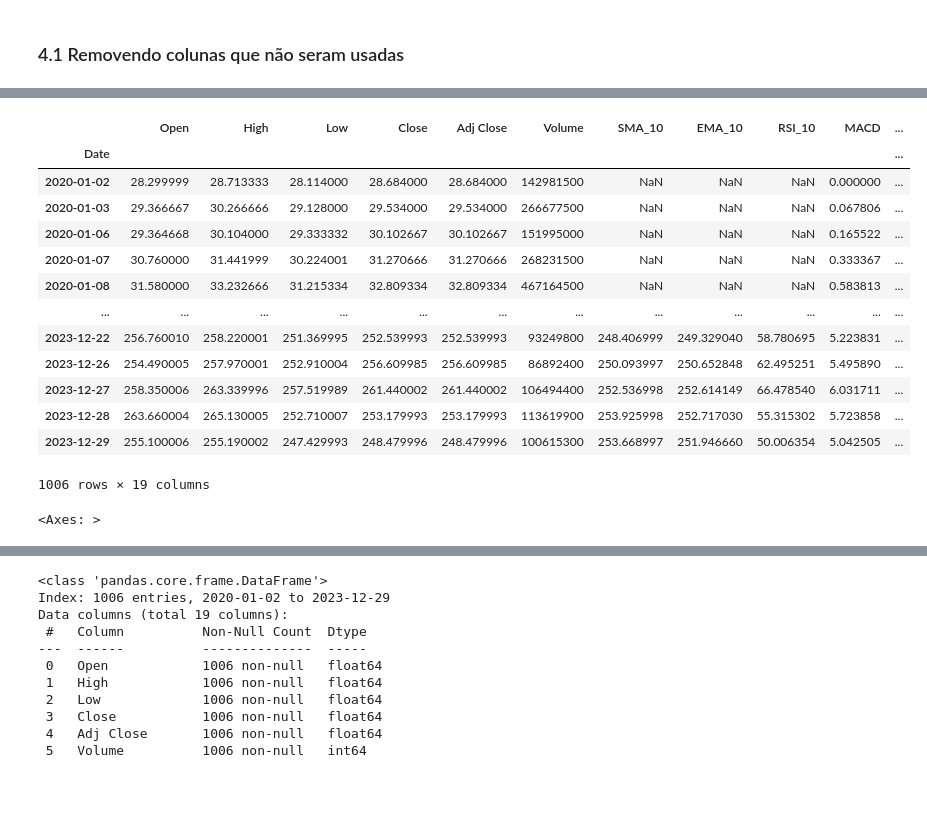
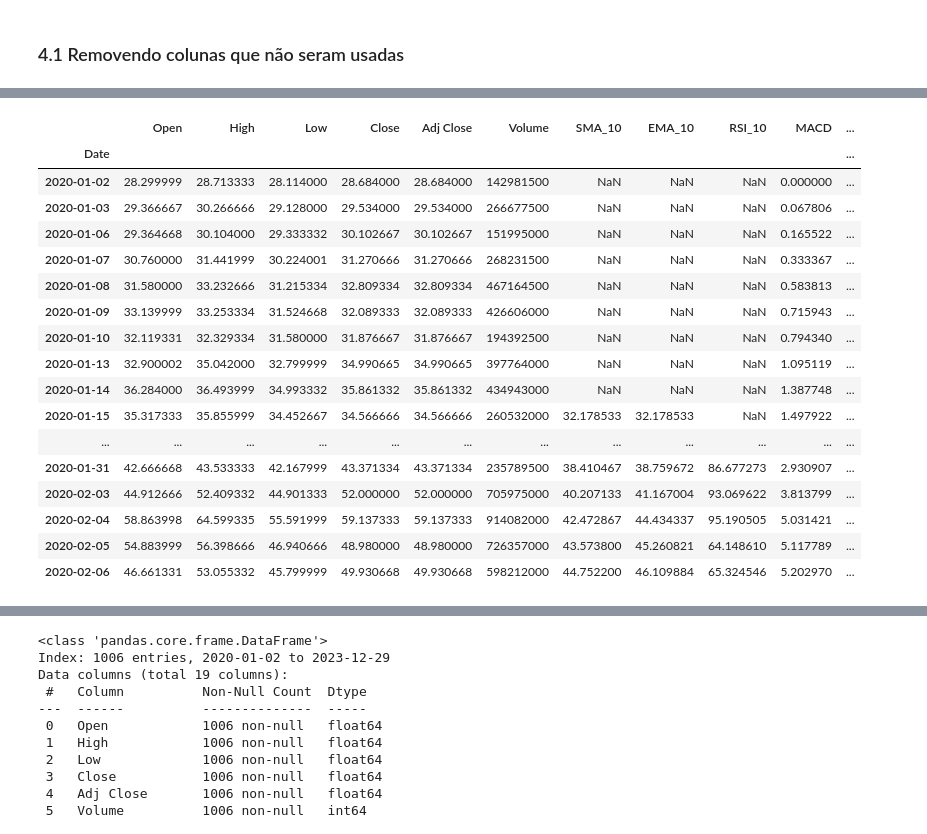
Before and after one commit to TCCCODADA/TCCII, a Jupyter notebook: extraction.ipynb, the cells around one changed output, grey strips where cells are left out. Drawn from its saved outputs; the diff is of its cells as text; code cells hidden in the pictures; blank space fills up the shorter version.

```diff
--- a/extraction.ipynb
+++ b/extraction.ipynb
@@ -126,12 +131,11 @@ Wall time: 267 ms
 %%time
 
 df = pd.read_csv("Base_dados/hist_TSLA")
-
 
 lista_colunas = ['Unnamed: 0.5','Unnamed: 0.4','Unnamed: 0.3','Unnamed: 0.2','Unnamed: 0.1','Unnamed: 0']
 
 df = df.drop(columns=lista_colunas)
 df = df.set_index('Date')
 
-df
+df.head(25)
 # %% [output]
@@ -140,18 +144,18 @@ Wall time: 7 ms
 |  | Open | High | Low | Close | Adj Close | Volume | SMA_10 | EMA_10 | RSI_10 | MACD | ... |
 | Date |  |  |  |  |  |  |  |  |  |  | ... |
 | 2020-01-02 | 28.299999 | 28.713333 | 28.114000 | 28.684000 | 28.684000 | 142981500 | NaN | NaN | NaN | 0.000000 | ... |
 | 2020-01-03 | 29.366667 | 30.266666 | 29.128000 | 29.534000 | 29.534000 | 266677500 | NaN | NaN | NaN | 0.067806 | ... |
 | 2020-01-06 | 29.364668 | 30.104000 | 29.333332 | 30.102667 | 30.102667 | 151995000 | NaN | NaN | NaN | 0.165522 | ... |
 | 2020-01-07 | 30.760000 | 31.441999 | 30.224001 | 31.270666 | 31.270666 | 268231500 | NaN | NaN | NaN | 0.333367 | ... |
 | 2020-01-08 | 31.580000 | 33.232666 | 31.215334 | 32.809334 | 32.809334 | 467164500 | NaN | NaN | NaN | 0.583813 | ... |
+| 2020-01-09 | 33.139999 | 33.253334 | 31.524668 | 32.089333 | 32.089333 | 426606000 | NaN | NaN | NaN | 0.715943 | ... |
+| 2020-01-10 | 32.119331 | 32.329334 | 31.580000 | 31.876667 | 31.876667 | 194392500 | NaN | NaN | NaN | 0.794340 | ... |
+| 2020-01-13 | 32.900002 | 35.042000 | 32.799999 | 34.990665 | 34.990665 | 397764000 | NaN | NaN | NaN | 1.095119 | ... |
+| 2020-01-14 | 36.284000 | 36.493999 | 34.993332 | 35.861332 | 35.861332 | 434943000 | NaN | NaN | NaN | 1.387748 | ... |
+| 2020-01-15 | 35.317333 | 35.855999 | 34.452667 | 34.566666 | 34.566666 | 260532000 | 32.178533 | 32.178533 | NaN | 1.497922 | ... |
 | ... | ... | ... | ... | ... | ... | ... | ... | ... | ... | ... | ... |
-| 2023-12-22 | 256.760010 | 258.220001 | 251.369995 | 252.539993 | 252.539993 | 93249800 | 248.406999 | 249.329040 | 58.780695 | 5.223831 | ... |
-| 2023-12-26 | 254.490005 | 257.970001 | 252.910004 | 256.609985 | 256.609985 | 86892400 | 250.093997 | 250.652848 | 62.495251 | 5.495890 | ... |
-| 2023-12-27 | 258.350006 | 263.339996 | 257.519989 | 261.440002 | 261.440002 | 106494400 | 252.536998 | 252.614149 | 66.478540 | 6.031711 | ... |
-| 2023-12-28 | 263.660004 | 265.130005 | 252.710007 | 253.179993 | 253.179993 | 113619900 | 253.925998 | 252.717030 | 55.315302 | 5.723858 | ... |
-| 2023-12-29 | 255.100006 | 255.190002 | 247.429993 | 248.479996 | 248.479996 | 100615300 | 253.668997 | 251.946660 | 50.006354 | 5.042505 | ... |
+| 2020-01-31 | 42.666668 | 43.533333 | 42.167999 | 43.371334 | 43.371334 | 235789500 | 38.410467 | 38.759672 | 86.677273 | 2.930907 | ... |
+| 2020-02-03 | 44.912666 | 52.409332 | 44.901333 | 52.000000 | 52.000000 | 705975000 | 40.207133 | 41.167004 | 93.069622 | 3.813799 | ... |
+| 2020-02-04 | 58.863998 | 64.599335 | 55.591999 | 59.137333 | 59.137333 | 914082000 | 42.472867 | 44.434337 | 95.190505 | 5.031421 | ... |
+| 2020-02-05 | 54.883999 | 56.398666 | 46.940666 | 48.980000 | 48.980000 | 726357000 | 43.573800 | 45.260821 | 64.148610 | 5.117789 | ... |
+| 2020-02-06 | 46.661331 | 53.055332 | 45.799999 | 49.930668 | 49.930668 | 598212000 | 44.752200 | 46.109884 | 65.324546 | 5.202970 | ... |
-1006 rows × 19 columns
-# %%
-df.boxplot(column=["High"])
-# %% [output]
-<Axes: >
```
Also changed, not shown: parts of 13 cells of this notebook, 6 other files.
